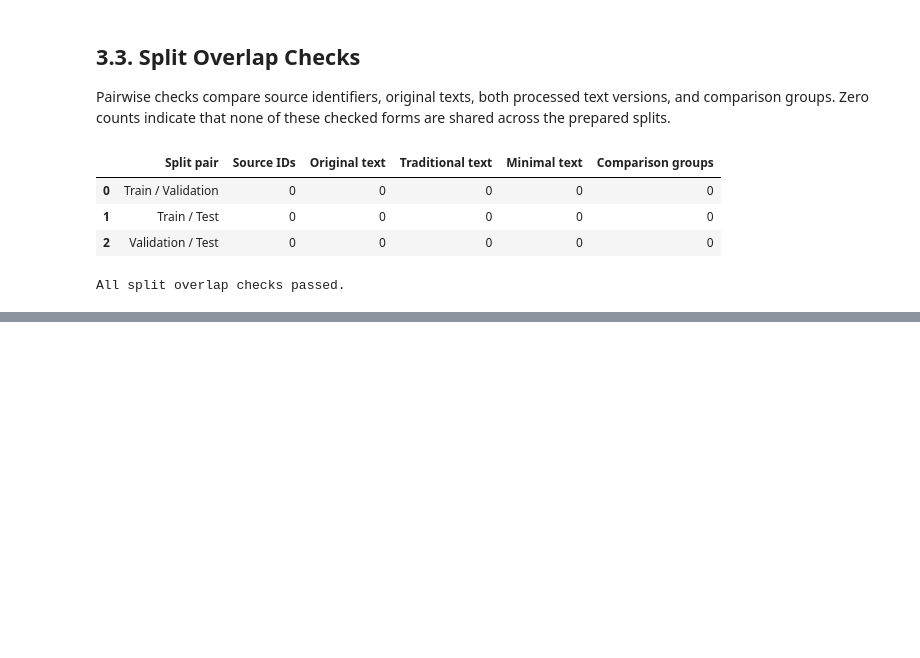
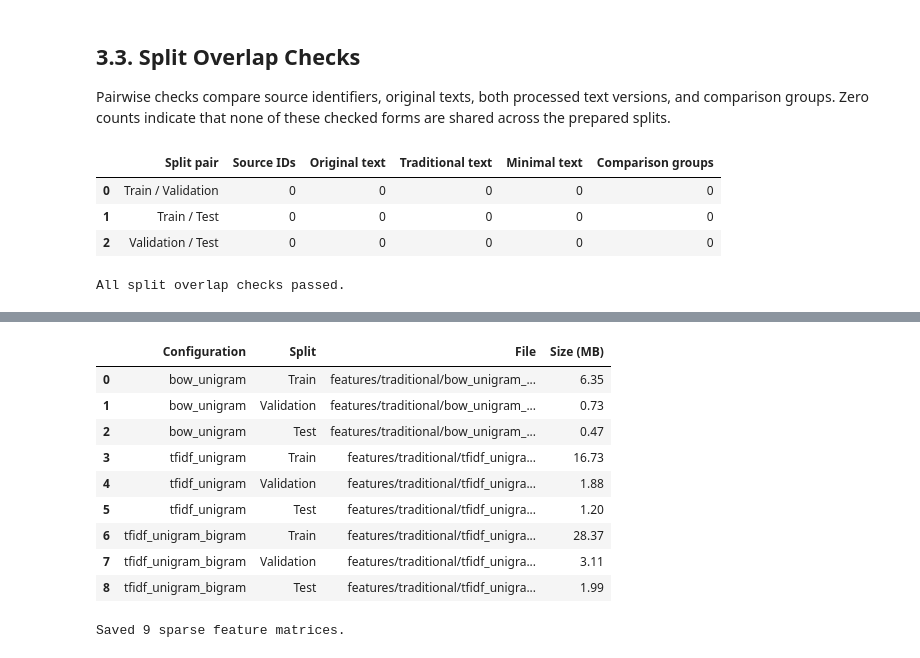
Before and after one commit to fufu3105/machine-learning-assignment, a Jupyter notebook: assignment.ipynb, the cells around one changed output, grey strips where cells are left out. Drawn from its saved outputs; the diff is of its cells as text; code cells hidden in the pictures; blank space fills up the shorter version.

```diff
--- a/assignment.ipynb
+++ b/assignment.ipynb
@@ -909,0 +1061,54 @@ All split overlap checks passed.
+# %%
+TRADITIONAL_FEATURE_DIR = FEATURE_DIR / "traditional"
+TRADITIONAL_FEATURE_DIR.mkdir(parents=True, exist_ok=True)
+
+def save_feature_matrices(configuration, matrices):
+    """Save one configuration's sparse matrices and return their file details."""
+    file_rows = []
+    for split_name, matrix in matrices.items():
+        path = TRADITIONAL_FEATURE_DIR / f"{configuration}_{split_name}.npz"
+        sparse.save_npz(path, matrix, compressed=True)
+        file_rows.append({
+            "Configuration": configuration,
+            "Split": split_name.title(),
+            "File": path.as_posix(),
+            "Size (MB)": path.stat().st_size / (1024 ** 2),
+        })
+    return file_rows
+
+saved_file_rows = []
+for configuration, feature_set in feature_sets.items():
+    saved_file_rows.extend(
+        save_feature_matrices(configuration, feature_set["matrices"])
+    )
+
+targets = {
+    "train": train_split["label"].to_numpy(dtype=np.int64),
+    "validation": validation_split["label"].to_numpy(dtype=np.int64),
+    "test": test_split["label"].to_numpy(dtype=np.int64),
+}
+for split_name, labels in targets.items():
+    np.save(TRADITIONAL_FEATURE_DIR / f"{split_name}_labels.npy", labels)
+
+feature_config_table.to_csv(
+    RESULT_DIR / "traditional_feature_configurations.csv", index=False
+)
+feature_summary.to_csv(
+    RESULT_DIR / "traditional_feature_summary.csv", index=False
+)
+
+saved_feature_files = pd.DataFrame(saved_file_rows)
+display(saved_feature_files.round({"Size (MB)": 2}))
+print(f"Saved {len(saved_feature_files)} sparse feature matrices.")
+# %% [output]
+|  | Configuration | Split | File | Size (MB) |
+| 0 | bow_unigram | Train | features/traditional/bow_unigram_... | 6.35 |
+| 1 | bow_unigram | Validation | features/traditional/bow_unigram_... | 0.73 |
+| 2 | bow_unigram | Test | features/traditional/bow_unigram_... | 0.47 |
+| 3 | tfidf_unigram | Train | features/traditional/tfidf_unigra... | 16.73 |
+| 4 | tfidf_unigram | Validation | features/traditional/tfidf_unigra... | 1.88 |
+| 5 | tfidf_unigram | Test | features/traditional/tfidf_unigra... | 1.20 |
+| 6 | tfidf_unigram_bigram | Train | features/traditional/tfidf_unigra... | 28.37 |
+| 7 | tfidf_unigram_bigram | Validation | features/traditional/tfidf_unigra... | 3.11 |
+| 8 | tfidf_unigram_bigram | Test | features/traditional/tfidf_unigra... | 1.99 |
+Saved 9 sparse feature matrices.
```
Also changed, not shown: parts of 20 cells of this notebook, 7 other files.
